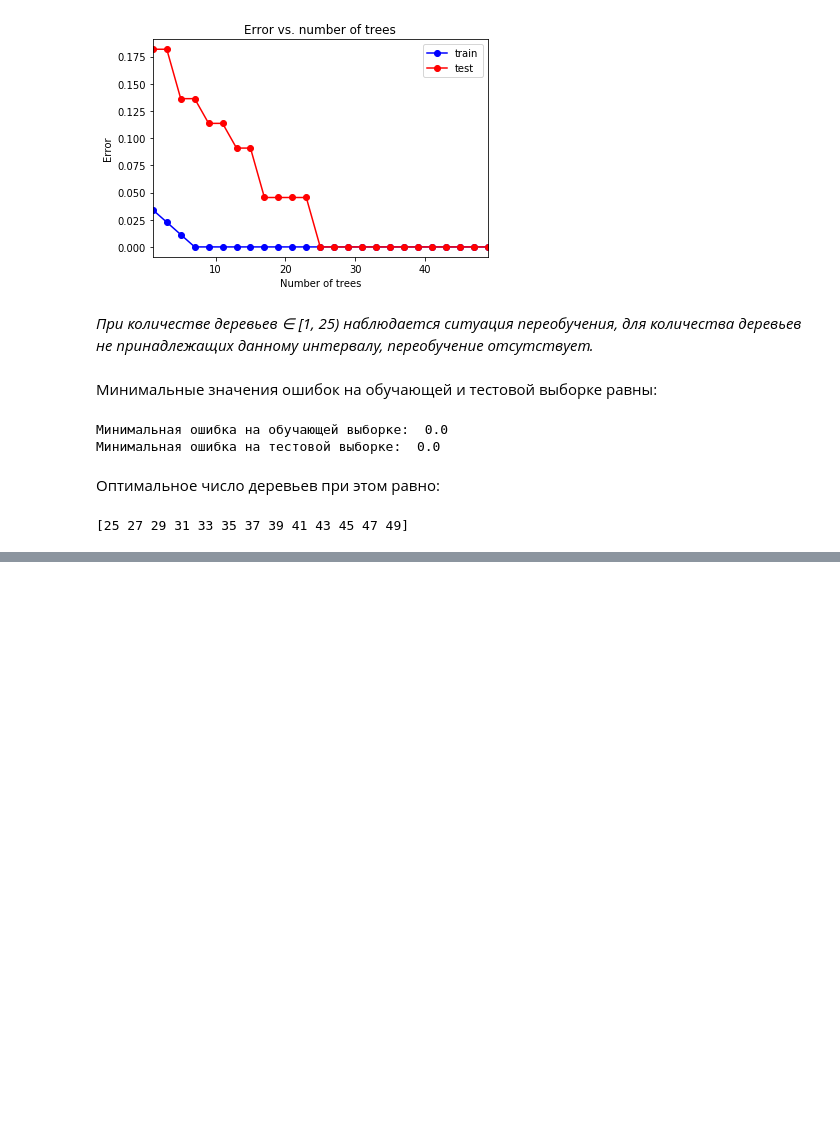
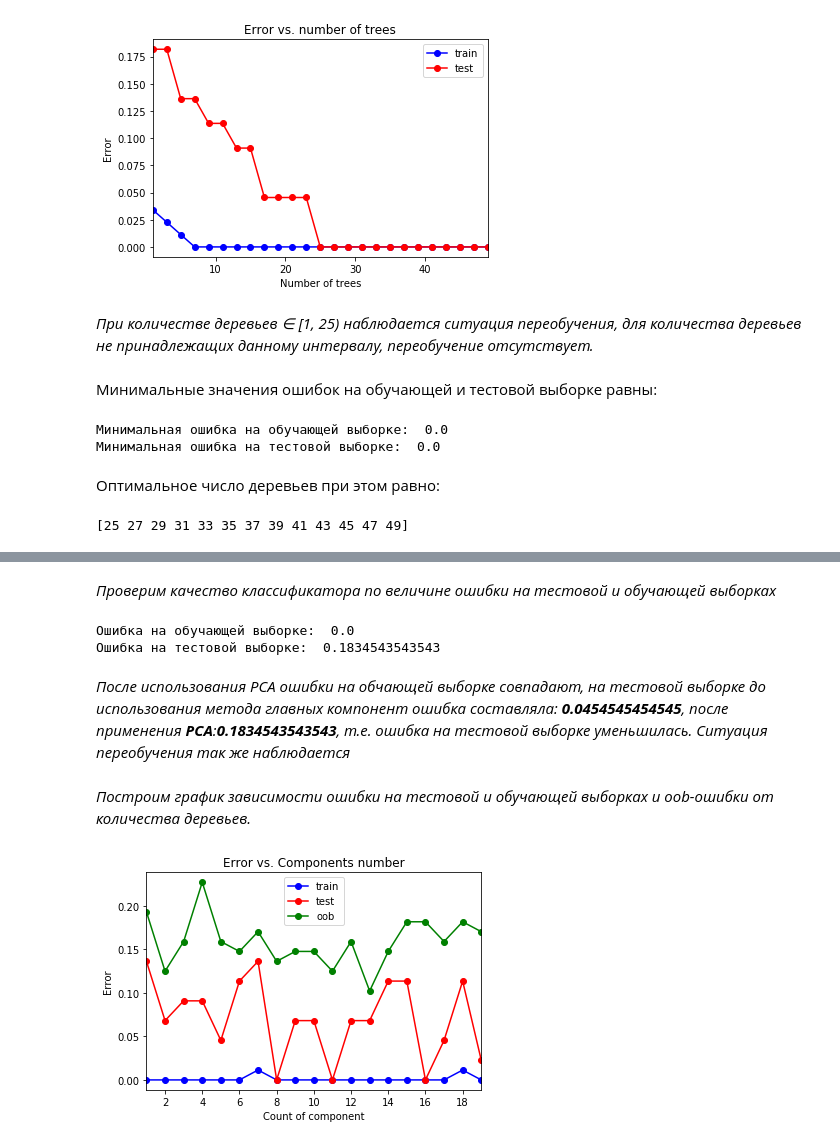
Before and after one commit to andreymarchenko/Machine-Learning-and-Data-Mining-Home-Works, a Jupyter notebook: March Madness Forecasts - Men & Women's.ipynb, the cells around one changed output, grey strips where cells are left out. Cells and saved outputs as stored; diff of their text form; code cells hidden in the pictures; blank space fills up the shorter version.

```diff
--- a/March Madness Forecasts - Men & Women's.ipynb
+++ b/March Madness Forecasts - Men & Women's.ipynb
@@ -1199,0 +1223,2 @@ print(trees_opt)
+# %%
+pca_x = pca.transform(X)
@@ -1199,0 +1233,2 @@ print(trees_opt)
+# %%
+X_train, X_test, y_train, y_test = train_test_split(pca_x, y, test_size = 0.33, random_state = 5)
@@ -1199,0 +1239,4 @@ print(trees_opt)
+# %%
+from sklearn import ensemble
+rf = ensemble.RandomForestClassifier(n_estimators = 10)
+rf.fit(X_train, y_train)
@@ -1199,0 +1251,44 @@ print(trees_opt)
+# %% [markdown]
+*Проверим качество классификатора по величине ошибки на тестовой и обучающей выборках*
+# %%
+err_train = np.mean(y_train != rf.predict(X_train))
+err_test  = np.mean(y_test  != rf.predict(X_test))
+
+print("Ошибка на обучающей выборке: ", err_train)
+print("Ошибка на тестовой выборке: ", err_test)
+# %% [output]
+Ошибка на обучающей выборке:  0.0
+Ошибка на тестовой выборке:  0.1834543543543
+# %% [markdown]
+*После использования PCA ошибки на обчающей выборке совпадают, на тестовой выборке до использования метода главных компонент ошибка составляла: **0.0454545454545**, после применения **PCA**:**0.1834543543543**, т.е. ошибка на тестовой выборке уменьшилась. Ситуация переобучения так же наблюдается*
+# %% [markdown]
+*Построим график зависимости ошибки на тестовой и обучающей выборках и oob-ошибки от количества деревьев.*
+# %%
+components_arr = np.arange(1, 20, 1)
+test_err = []
+train_err = []
+oob_err = []
+for number in components_arr:
+    pca = PCA(n_components = number)
+    pca.fit(X)
+    pca_x = pca.transform(X)
+    pca_x_train, pca_x_test, y_train, y_test = train_test_split(pca_x, y, test_size = 0.33, random_state = 5)
+    rf = ensemble.RandomForestClassifier(n_estimators = 10, oob_score = True)
+    rf.fit(X_train, y_train)
+    y_train_pred = rf.predict(X_train)
+    y_test_pred = rf.predict(X_test)
+    train_err.append(np.mean(y_train != y_train_pred))
+    test_err.append(np.mean(y_test != y_test_pred))
+    oob_err.append(1 - rf.oob_score_)
+# %%
+plt.plot(components_arr, train_err, 'b-o', label = 'train')
+plt.plot(components_arr, test_err, 'r-o', label = 'test')
+plt.plot(components_arr, oob_err, 'g-o', label = 'oob')
+plt.xlim([np.min(components_arr), np.max(components_arr)])
+plt.title('Error vs. Components number')
+plt.xlabel('Count of component')
+plt.ylabel('Error')
+plt.legend()
+pass
+# %% [output]
+[figure, added]
```
Also changed, not shown: parts of 19 cells of this notebook.
